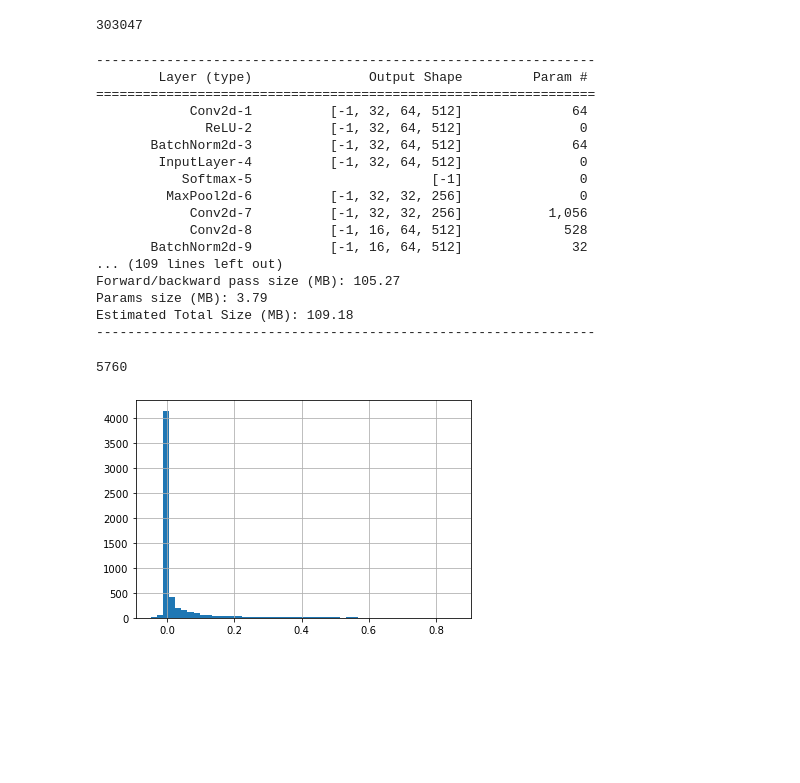
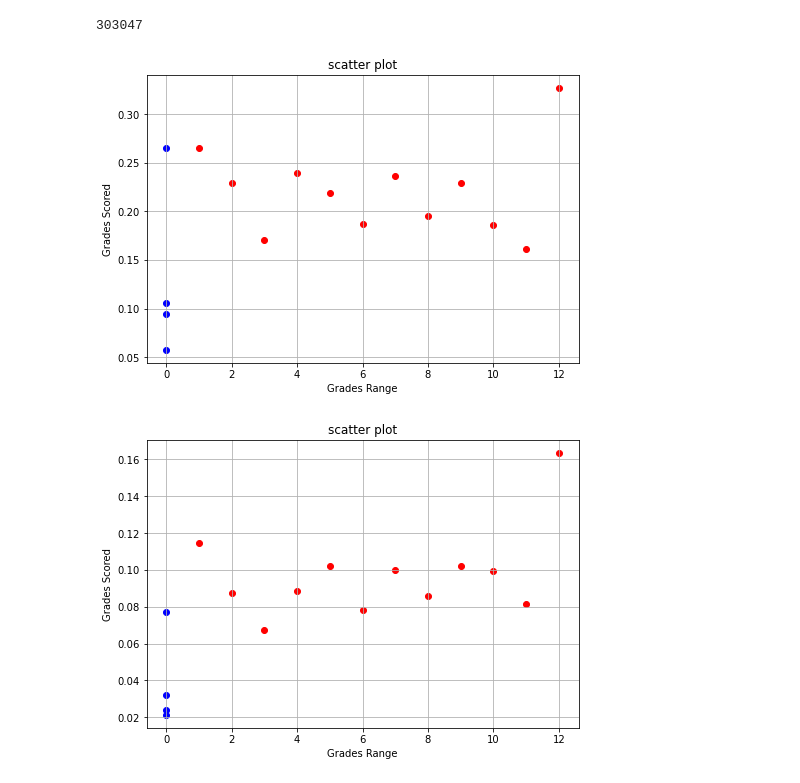
Before and after one commit to 1337Eddy/PruningBirdNet, a Jupyter notebook: visualizations.ipynb, the cells around one changed output. Saved outputs shown, nothing was run; the diff lists cells and outputs as text; code cells hidden in the pictures; blank space fills up the shorter version.

```diff
--- a/visualizations.ipynb
+++ b/visualizations.ipynb
@@ -545,28 +505,41 @@ state_dict = checkpoint['model_state_dict']
 count_parameters(state_dict)
 # %% [output]
 303047
+# %%
+def print_conv_layer_scaling_factors(name):
+    checkpoint = torch.load(name)
+    birdnet = model.BirdNet(filters=checkpoint['filters'])
+    birdnet = torch.nn.DataParallel(birdnet).cuda()
+    birdnet = birdnet.float()
+    birdnet.load_state_dict(checkpoint['model_state_dict'])
+
+    s = torch.nn.Softmax(dim=0)
+    resblocks = []
+    ds_blocks = []
+    for resstack in birdnet.module.classifier:
+        if isinstance(resstack, model.ResStack):
+            for resblock in resstack.classifier:
+                if isinstance(resblock, model.Resblock):
+                    resblocks.append(s(resblock.W)[0].item())
+                if isinstance(resblock, model.DownsamplingResBlock):
+                    ds_blocks.append(s(resblock.W)[0].item())
+    zeros1 = [1,2,3,4,5,6,7,8,9,10,11,12]
+    zeros2 = [0,0,0,0]
+    fig=plt.figure()
+
+    ax=fig.add_axes([0,0,1,1])
+    ax.scatter(zeros1, resblocks, color='r')
+    ax.scatter(zeros2, ds_blocks, color='b')
+    ax.set_xlabel('Grades Range')
+    ax.set_ylabel('Grades Scored')
+    ax.set_title('scatter plot')
+    plt.grid()
+    plt.show()
 # %%
-model_summary("/media/eddy/datasets/models/birdnet_g5_d5_tog/both/simultaneously/block_80_MIN/pruned_c98_b80_MIN/birdnet_v0.pt")
+print_conv_layer_scaling_factors("/media/eddy/datasets/models/no_maxpool/search_gamma_delta/gamma03_delta05/birdnet_final.pt")
 # %% [output]
-----------------------------------------------------------------
-        Layer (type)               Output Shape         Param #
-================================================================
-            Conv2d-1          [-1, 32, 64, 512]              64
-              ReLU-2          [-1, 32, 64, 512]               0
-       BatchNorm2d-3          [-1, 32, 64, 512]              64
-        InputLayer-4          [-1, 32, 64, 512]               0
-           Softmax-5                       [-1]               0
-         MaxPool2d-6          [-1, 32, 32, 256]               0
-            Conv2d-7          [-1, 32, 32, 256]           1,056
-            Conv2d-8          [-1, 16, 64, 512]             528
-       BatchNorm2d-9          [-1, 16, 64, 512]              32
-... (109 lines left out)
-Forward/backward pass size (MB): 105.27
-Params size (MB): 3.79
-Estimated Total Size (MB): 109.18
-----------------------------------------------------------------
+[figure, added]
 # %%
-plot_hist("/media/eddy/datasets/models/birdnet_g05_d09_tog/birdnet_final.pt", "")
+print_conv_layer_scaling_factors("/media/eddy/datasets/models/no_maxpool/search_gamma_delta/gamma05_delta07/birdnet_final.pt")
 # %% [output]
-5760
-[figure, old version]
+[figure, new version]
```
Also changed, not shown: parts of 46 cells of this notebook, 3 other files.
